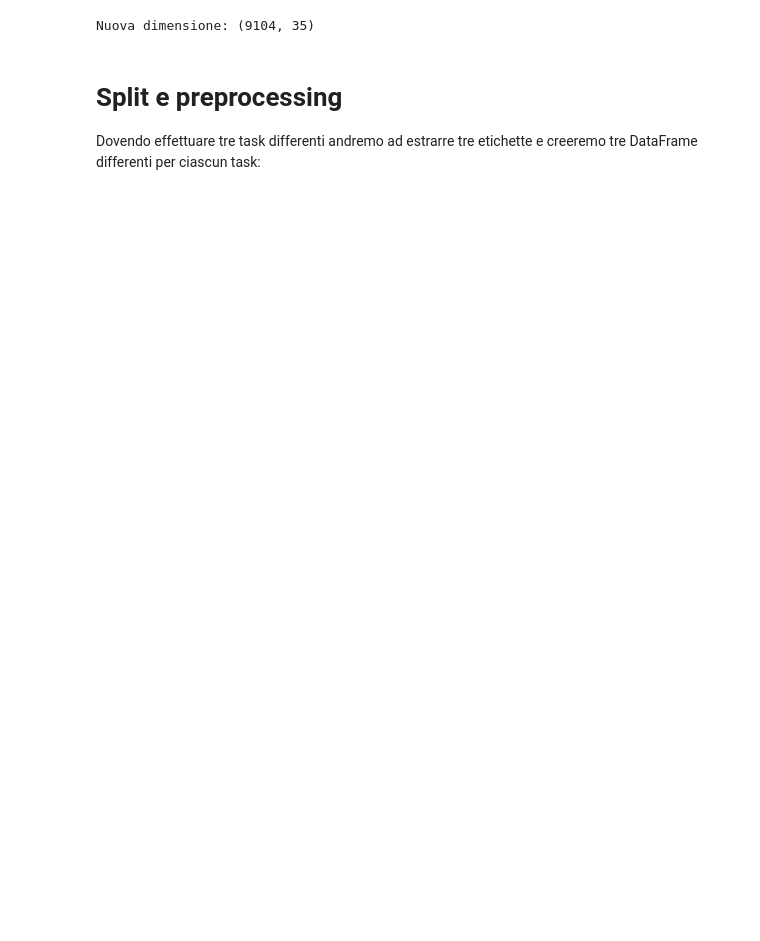
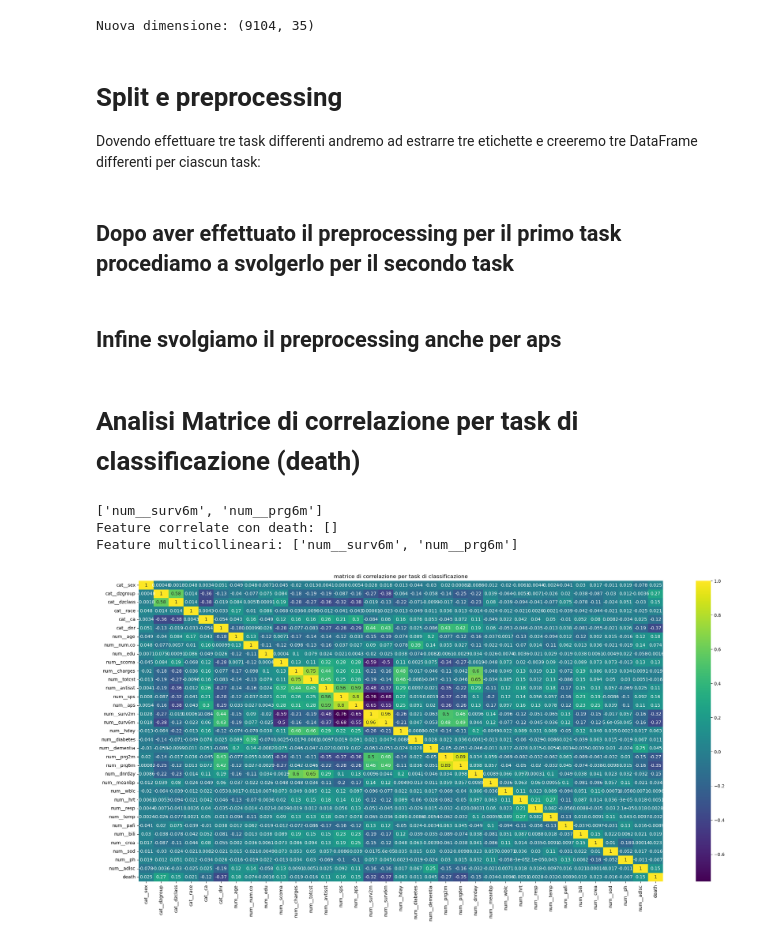
Before and after one commit to Anelgo02/BigData-notebooks, a Jupyter notebook: BigData (MODULO 2)/Esercitazione Classificazione/Esercitazione4.ipynb, the cells around one changed output. Cells and saved outputs as stored; diff of their text form; code cells hidden in the pictures; blank space fills up the shorter version.

```diff
--- a/BigData (MODULO 2)/Esercitazione Classificazione/Esercitazione4.ipynb
+++ b/BigData (MODULO 2)/Esercitazione Classificazione/Esercitazione4.ipynb
@@ -103,8 +103,8 @@ X_train_dzgroup, X_test_dzgroup, y_train_dzgroup, y_test_dzgroup = train_test_sp
 X_train_aps, X_test_aps, y_train_aps, y_test_aps = train_test_split(X_aps, y_aps, random_state=42, test_size=0.15)
 
 # PREPROCESSING DEATH
-cat_cols = X_train_death.select_dtypes(include=["object", "bool", "category"]).columns
-num_cols = X_train_death.columns.drop(cat_cols)
+cat_cols_death = X_train_death.select_dtypes(include=["object", "bool", "category"]).columns
+num_cols_death = X_train_death.columns.drop(cat_cols_death)
 
 from sklearn.pipeline import Pipeline
 from sklearn.compose import ColumnTransformer
@@ -114,20 +114,25 @@ from sklearn.preprocessing import OrdinalEncoder, StandardScaler
 # Creiamo la pipeline di preprocessing
 
 # Pipeline per le colonne categoriche
-cat_pipe = Pipeline(steps=[
+cat_pipe_death = Pipeline(steps=[
     ("imputer", SimpleImputer(fill_value="Unknown", strategy="constant")),
     ("encoder", OrdinalEncoder(handle_unknown="use_encoded_value", unknown_value=-1))
 ])
 
 # Pipeline per le colonne numeriche
-num_pipe = Pipeline(steps=[
+num_pipe_death = Pipeline(steps=[
     ("imputer", SimpleImputer(strategy="median")),
     ("scaler", StandardScaler())
 ])
 
-preprocessor = ColumnTransformer(transformers=[
-    ('cat', cat_pipe, cat_cols),
-    ('num', num_pipe, num_cols)
+preprocessor_death = ColumnTransformer(transformers=[
+    ('cat', cat_pipe_death, cat_cols_death),
+    ('num', num_pipe_death, num_cols_death)
 ])
 
-preprocessor.set_output(transform="pandas")
+preprocessor_death.set_output(transform="pandas")
+
+X_train_death_processed = preprocessor_death.fit_transform(X_train_death)
+X_test_death_processed = preprocessor_death.transform(X_test_death)
+# %% [markdown]
+## Dopo aver effettuato il preprocessing per il primo task procediamo a svolgerlo per il secondo task
@@ -133,0 +167,2 @@ preprocessor.set_output(transform="pandas")
+# %% [markdown]
+## Infine svolgiamo il preprocessing anche per aps
@@ -133,0 +197,47 @@ preprocessor.set_output(transform="pandas")
+# %% [markdown]
+# Analisi Matrice di correlazione per task di classificazione (death)
+# %%
+import seaborn as sns
+import matplotlib.pyplot as plt
+import numpy as np
+
+# Aggiungiamo temporaneamente la colonna death al dataframe processato per analizzare la correlazione
+
+corr_death = X_train_death_processed.copy()
+corr_death["death"] = y_train_death.to_numpy()
+
+corr_death_matrix = corr_death.corr()
+
+# analisi correlazione con feature target
+target_corr_death = (corr_death_matrix["death"].drop("death").abs().sort_values(ascending=False))
+# Eliminiamo soltato le feature con un'alta correlazione
+target_feature_to_drop = target_corr_death[ target_corr_death > 0.90].index.tolist()
+
+# Analisi feature multicollineari
+
+# Analizziamo la matrice senza il target
+feature_corr_death = corr_death_matrix.drop(index="death", columns="death").abs()
+
+
+tri_upper = feature_corr_death.where(np.triu(np.ones(feature_corr_death.shape), k=1).astype(bool))
+feature_multicollineari = feature_corr_death.columns[ (tri_upper.abs()> 0.80).sum() > 0 ].tolist()
+print(feature_multicollineari)
+
+# Un'unica eliminazione dal train e dal test
+columns_to_drop = list(set(target_feature_to_drop + feature_multicollineari))
+
+X_train_death_processed = X_train_death_processed.drop(columns=columns_to_drop)
+X_test_death_processed = X_test_death_processed.drop(columns=columns_to_drop)
+
+print(f"Feature correlate con death: {target_feature_to_drop}")
+print(f"Feature multicollineari: {feature_multicollineari}")
+
+plt.figure(figsize=(26,12))
+plt.title("matrice di correlazione per task di classificazione")
+sns.heatmap(corr_death_matrix, cmap="viridis", annot=True)
+plt.show()
+# %% [output]
+['num__surv6m', 'num__prg6m']
+Feature correlate con death: []
+Feature multicollineari: ['num__surv6m', 'num__prg6m']
+[figure, added]
```
Also changed, not shown: parts of 8 cells of this notebook.
